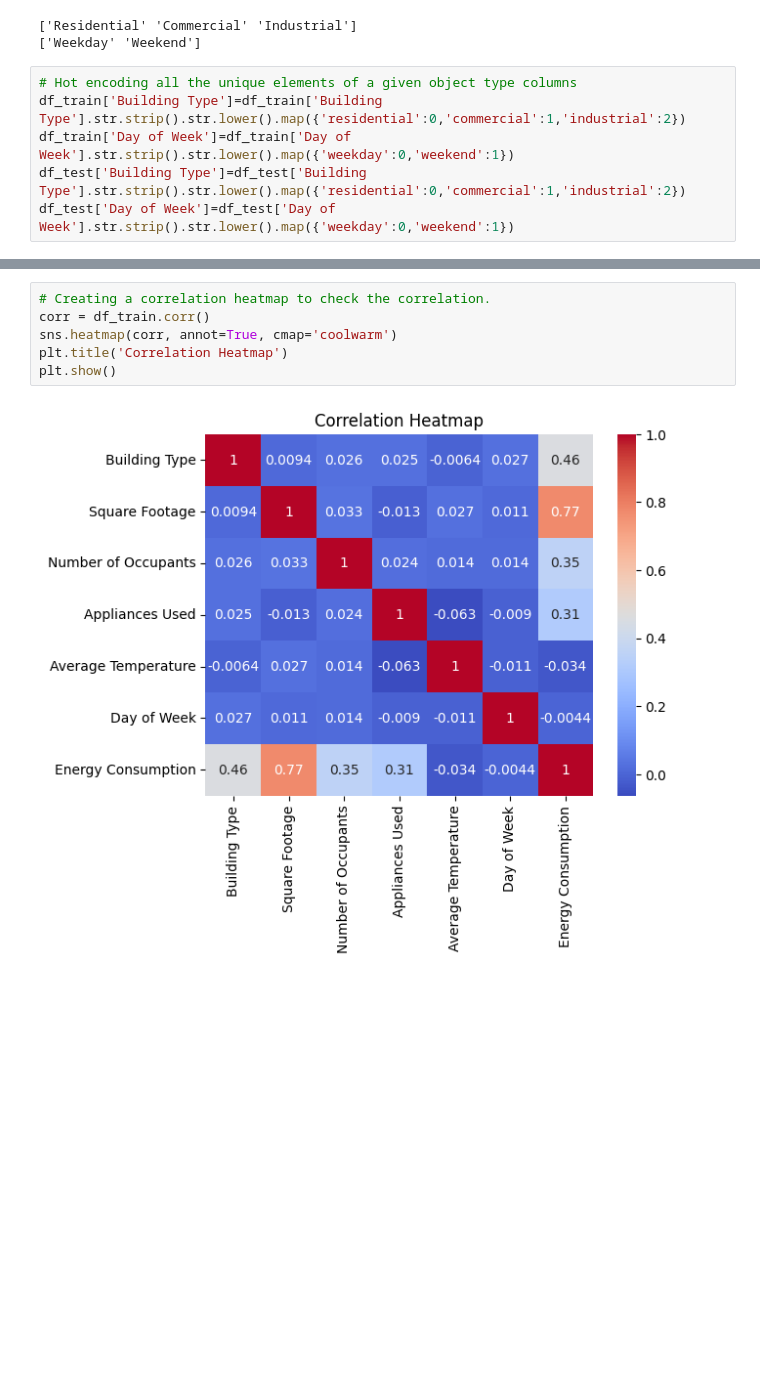
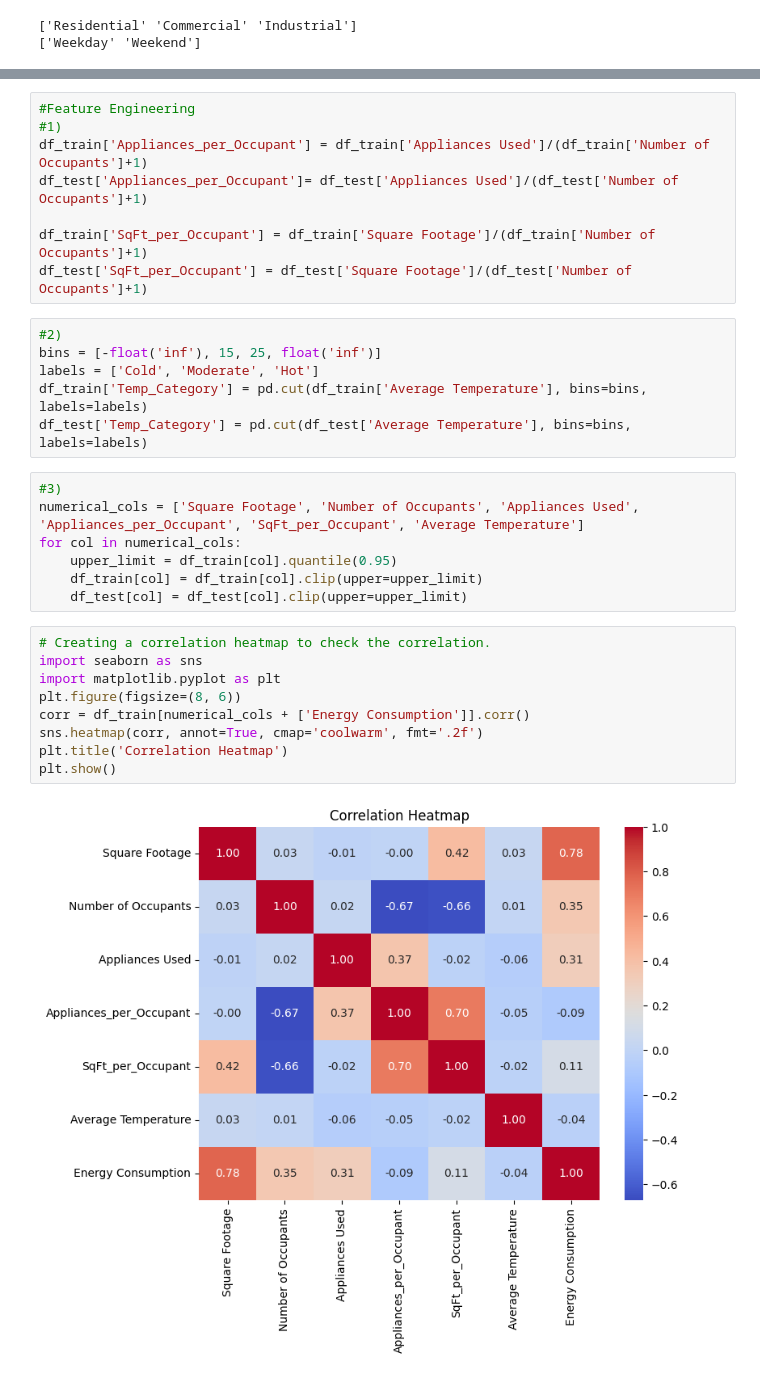
Before and after one commit to Yamm23/Learning-Macine-Learning, a Jupyter notebook: EnergyConsumption.ipynb, the cells around one changed output, grey strips where cells are left out. Drawn from its saved outputs; the diff is of its cells as text; blank space fills up the shorter version.

```diff
--- a/EnergyConsumption.ipynb
+++ b/EnergyConsumption.ipynb
@@ -46,9 +42,3 @@ print(f'{building_types}\n{days}')
 # %% [output]
 ['Residential' 'Commercial' 'Industrial']
 ['Weekday' 'Weekend']
-# %%
-# Hot encoding all the unique elements of a given object type columns
-df_train['Building Type']=df_train['Building Type'].str.strip().str.lower().map({'residential':0,'commercial':1,'industrial':2})
-df_train['Day of Week']=df_train['Day of Week'].str.strip().str.lower().map({'weekday':0,'weekend':1})
-df_test['Building Type']=df_test['Building Type'].str.strip().str.lower().map({'residential':0,'commercial':1,'industrial':2})
-df_test['Day of Week']=df_test['Day of Week'].str.strip().str.lower().map({'weekday':0,'weekend':1})
@@ -58,8 +45,32 @@ import matplotlib.pyplot as plt
+# %%
+#Feature Engineering
+#1)
+df_train['Appliances_per_Occupant'] = df_train['Appliances Used']/(df_train['Number of Occupants']+1)
+df_test['Appliances_per_Occupant']= df_test['Appliances Used']/(df_test['Number of Occupants']+1)
+
+df_train['SqFt_per_Occupant'] = df_train['Square Footage']/(df_train['Number of Occupants']+1)
+df_test['SqFt_per_Occupant'] = df_test['Square Footage']/(df_test['Number of Occupants']+1)
+# %%
+#2)
+bins = [-float('inf'), 15, 25, float('inf')]
+labels = ['Cold', 'Moderate', 'Hot']
+df_train['Temp_Category'] = pd.cut(df_train['Average Temperature'], bins=bins, labels=labels)
+df_test['Temp_Category'] = pd.cut(df_test['Average Temperature'], bins=bins, labels=labels)
+# %%
+#3)
+numerical_cols = ['Square Footage', 'Number of Occupants', 'Appliances Used', 'Appliances_per_Occupant', 'SqFt_per_Occupant', 'Average Temperature']
+for col in numerical_cols:
+    upper_limit = df_train[col].quantile(0.95)
+    df_train[col] = df_train[col].clip(upper=upper_limit)
+    df_test[col] = df_test[col].clip(upper=upper_limit)
 # %%
 # Creating a correlation heatmap to check the correlation.
-corr = df_train.corr()
-sns.heatmap(corr, annot=True, cmap='coolwarm')
+import seaborn as sns
+import matplotlib.pyplot as plt
+plt.figure(figsize=(8, 6))
+corr = df_train[numerical_cols + ['Energy Consumption']].corr()
+sns.heatmap(corr, annot=True, cmap='coolwarm', fmt='.2f')
 plt.title('Correlation Heatmap')
 plt.show()
 # %% [output]
-[figure, old version]
+[figure, new version]
```
Also changed, not shown: parts of 24 cells of this notebook.
